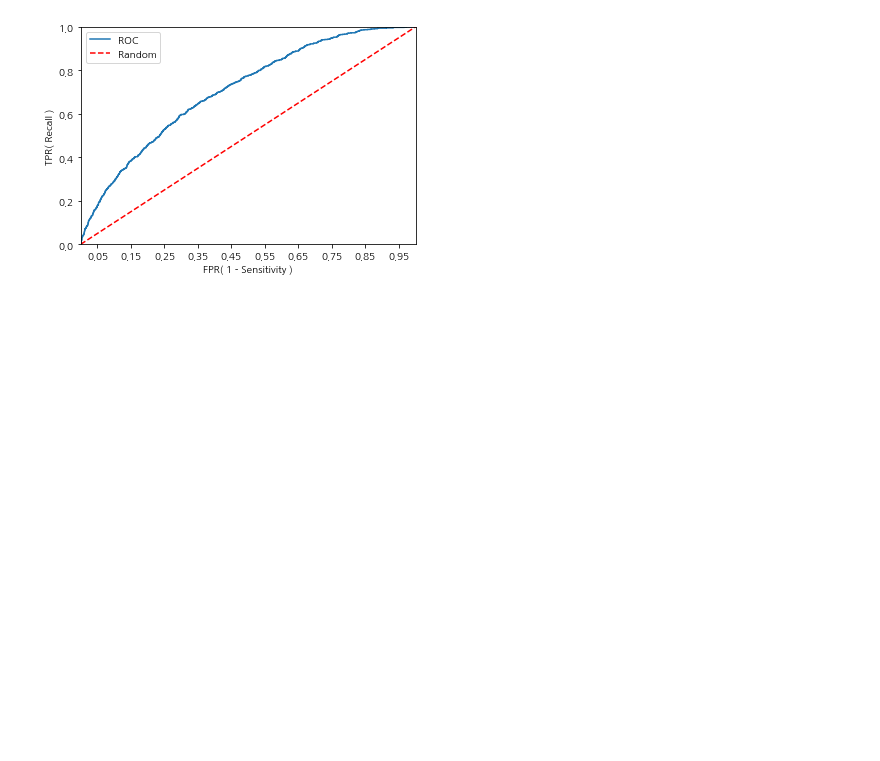
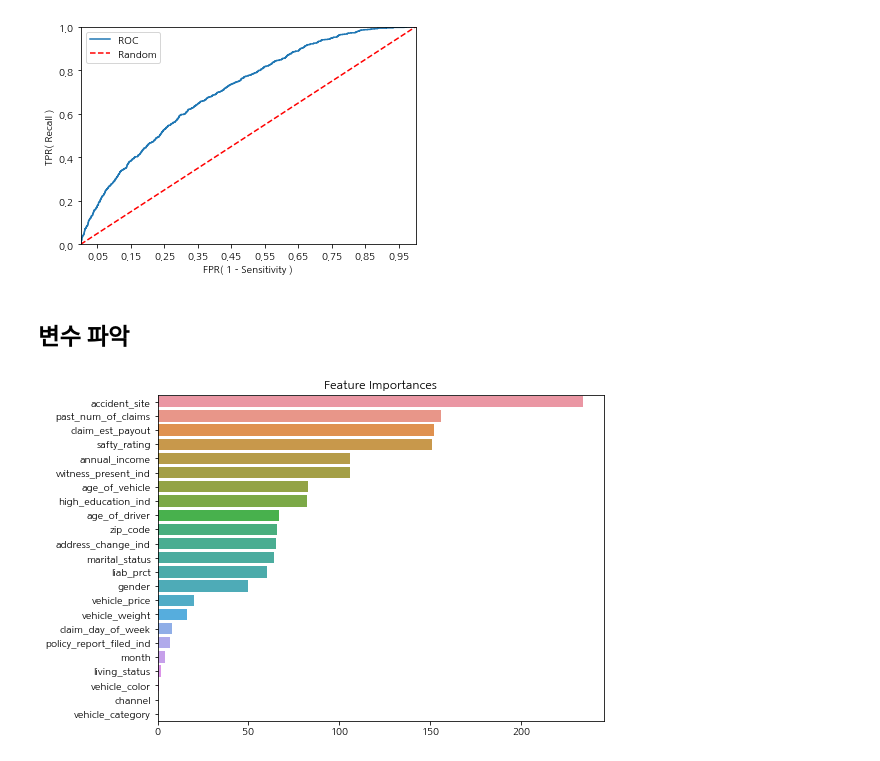
Before and after one commit to seonydg/ml-classification-Insurance-claim-fraud-forecast, a Jupyter notebook: insurance Claim Fraud Forecast.ipynb, the cells around one changed output. Saved outputs shown, nothing was run; the diff lists cells and outputs as text; code cells hidden in the pictures; blank space fills up the shorter version.

Commit message:
feat : feature importances

```diff
--- a/insurance Claim Fraud Forecast.ipynb
+++ b/insurance Claim Fraud Forecast.ipynb
@@ -524,3 +524,16 @@ def roc_curve_plot(y_test , pred_proba_c1):
 roc_curve_plot(y_test, y_pred_test_proba)
 # %% [output]
 [figure]
+# %% [markdown]
+## 변수 파악
+# %%
+ftr_importances_values = clf.feature_importance()
+ftr_importances = pd.Series(ftr_importances_values, index = X.columns)
+ftr_top20 = ftr_importances.sort_values(ascending=False)[:30]
+
+plt.figure(figsize=(8,6))
+plt.title('Feature Importances')
+sns.barplot(x=ftr_top20, y=ftr_top20.index)
+plt.show()
+# %% [output]
+[figure, added]
```
Also changed, not shown: parts of 4 cells of this notebook.
